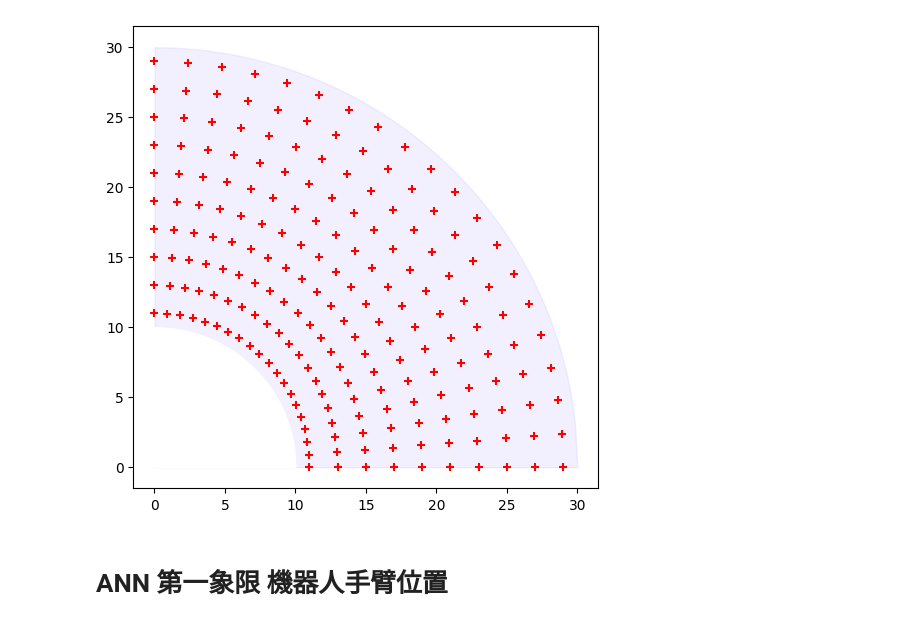
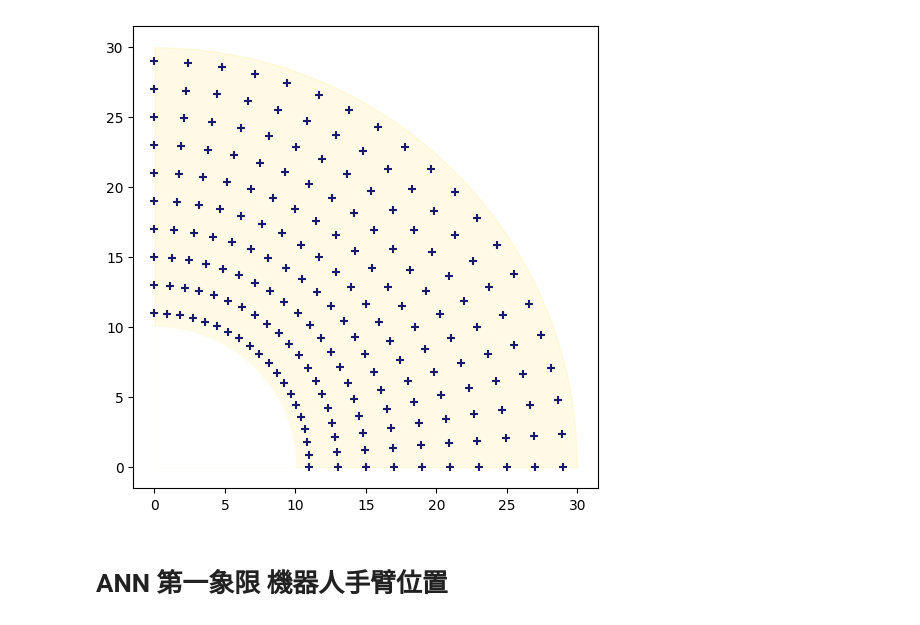
Before and after one commit to eason489233/vscode, a Jupyter notebook: ML3_ANN.ipynb, the cells around one changed output. Cells and saved outputs as stored; diff of their text form; code cells hidden in the pictures.

```diff
--- a/ML3_ANN.ipynb
+++ b/ML3_ANN.ipynb
@@ -1,29 +8,25 @@
 # %%
-import numpy as np
-import matplotlib.pyplot as plt
-from sklearn.neural_network import MLPRegressor
-from sklearn.metrics import mean_squared_error
 # Preaper training data (input)
 l1, l2 = 20, 10
 def f1(x): return np.sqrt((l1+l2)**2-x**2)
 def f2(x): return np.sqrt(l2**2-x**2)
 
 
 x = np.linspace(0, l1+l2, 200)
 plt.figure(figsize=(6, 6))
-plt.fill_between(x, f1(x), 0, color='#836FFF', alpha=0.1)#畫圖底色
+plt.fill_between(x, f1(x), 0, color='#FFD700', alpha=0.1)#畫圖底色
 x = np.linspace(0, l2, 100)
 plt.fill_between(x, f2(x), 0, color='white')
 
 t = np.linspace(0, np.pi/2, 20)
 l = np.arange(l1 - l2 + 1, l1 + l2 + 1, 2)
 X = l.reshape(-1, 1) @ np.cos(t.reshape(1, -1))  # 將L cos(T)弄成一豎一橫的向量
 Y = l.reshape(-1, 1) @ np.sin(t.reshape(1, -1))  # 矩陣乘法＠
 
-plt.scatter(X.ravel(), Y.ravel(), marker='+', color='red')  # 拉直 才能畫出來
+plt.scatter(X.ravel(), Y.ravel(), marker='+', color='midnightblue')  # 拉直 才能畫出來
 plt.show()
 # %% [output]
-[figure, old version]
+[figure, new version]
 # %%
 l1=l.reshape(-1,1)
 # %%
```
Also changed, not shown: parts of 16 cells of this notebook, 5 other files.
